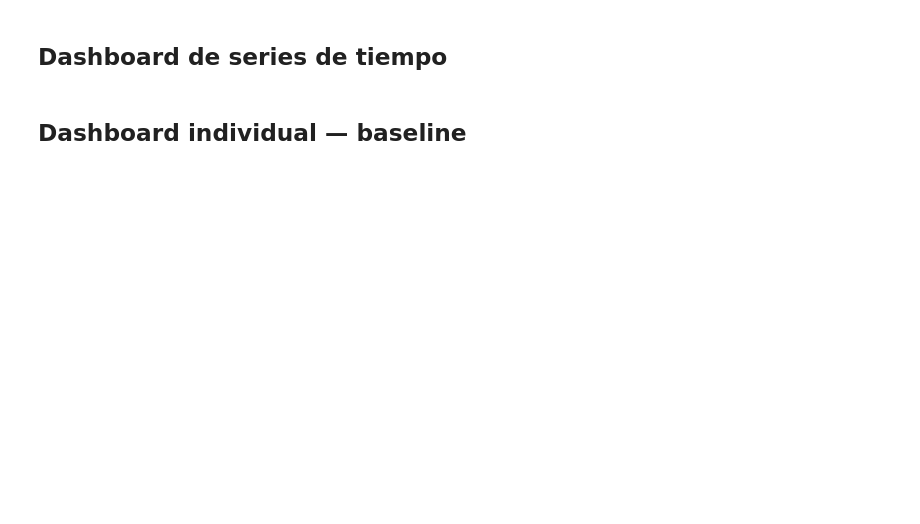
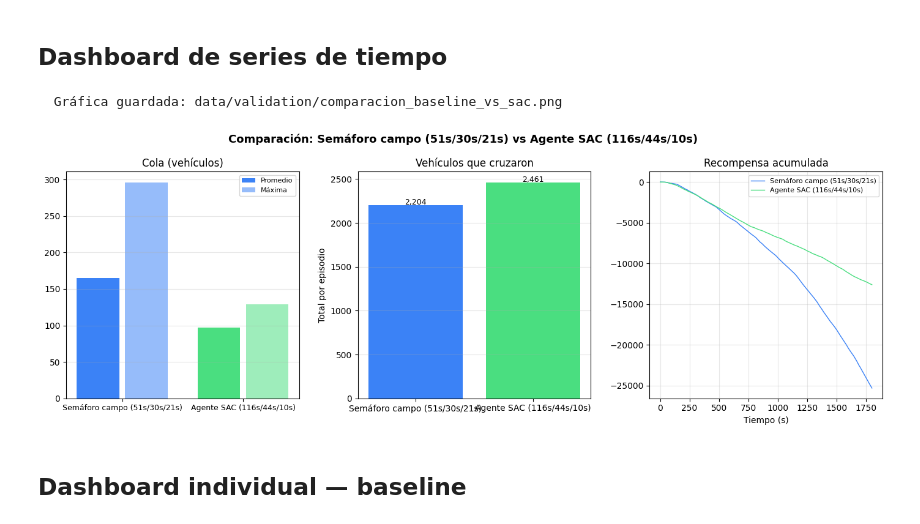
Before and after one commit to taniahdzl/IA-Av-Toluca, a Jupyter notebook: notebooks/03_resultados_rl.ipynb, the cells around one changed output. Saved outputs shown, nothing was run; the diff lists cells and outputs as text; code cells hidden in the pictures; blank space fills up the shorter version.

```diff
--- a/notebooks/03_resultados_rl.ipynb
+++ b/notebooks/03_resultados_rl.ipynb
@@ -67,5 +72,6 @@ print('=== Baseline: semáforo campo (51s/30s/21s) ===')
 m_base = evaluar_episodio(None, 'Semáforo campo')
 print()
 print('=== Agente SAC ===')
-modelo = SAC.load(MODELO_PATH)
+MODELO_PATH = '../rl/models/sac_semaforo_v1'
+modelo = SAC.load('../rl/models/sac_semaforo_v1')
 m_sac = evaluar_episodio(modelo, 'Agente SAC')
@@ -91,13 +120,18 @@ print(f'Tiempos SAC:   {m_sac["f1"]}s / {m_sac["f2"]}s / {m_sac["f3"]}s  (ciclo
 # %% [markdown]
 ## Dashboard de series de tiempo
 # %%
+from pathlib import Path
+Path('data/validation').mkdir(parents=True, exist_ok=True)
 MetricsMonitor.comparar(
     m_base['monitor'], m_sac['monitor'],
     label_a='Semáforo campo (51s/30s/21s)',
     label_b=f'Agente SAC ({m_sac["f1"]}s/{m_sac["f2"]}s/{m_sac["f3"]}s)',
     guardar=True,
     output_path='data/validation/comparacion_baseline_vs_sac.png'
 )
+# %% [output]
+  Gráfica guardada: data/validation/comparacion_baseline_vs_sac.png
+[figure, added]
 # %% [markdown]
 ## Dashboard individual — baseline
 # %%
```
Also changed, not shown: parts of 7 cells of this notebook, 4 other files.
